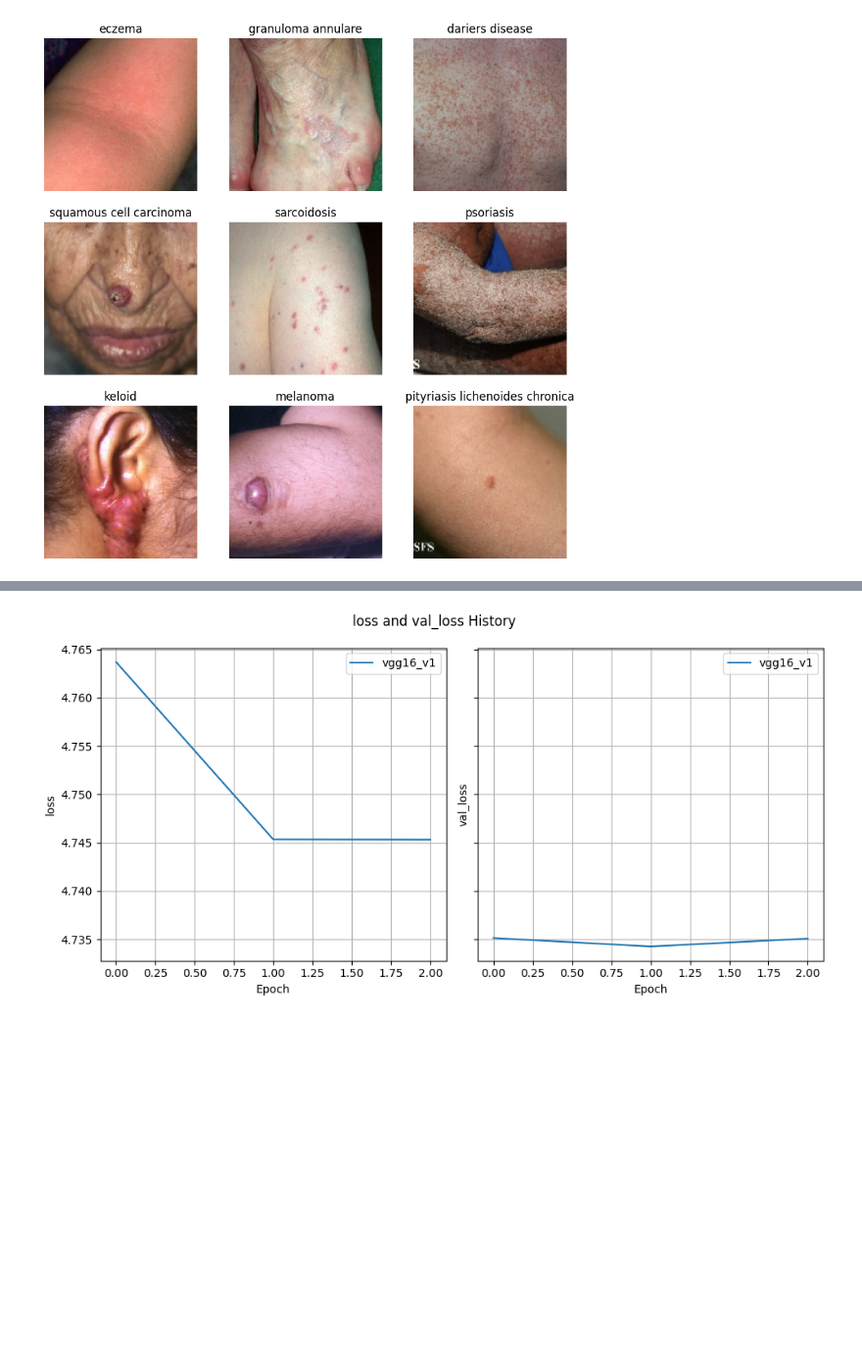
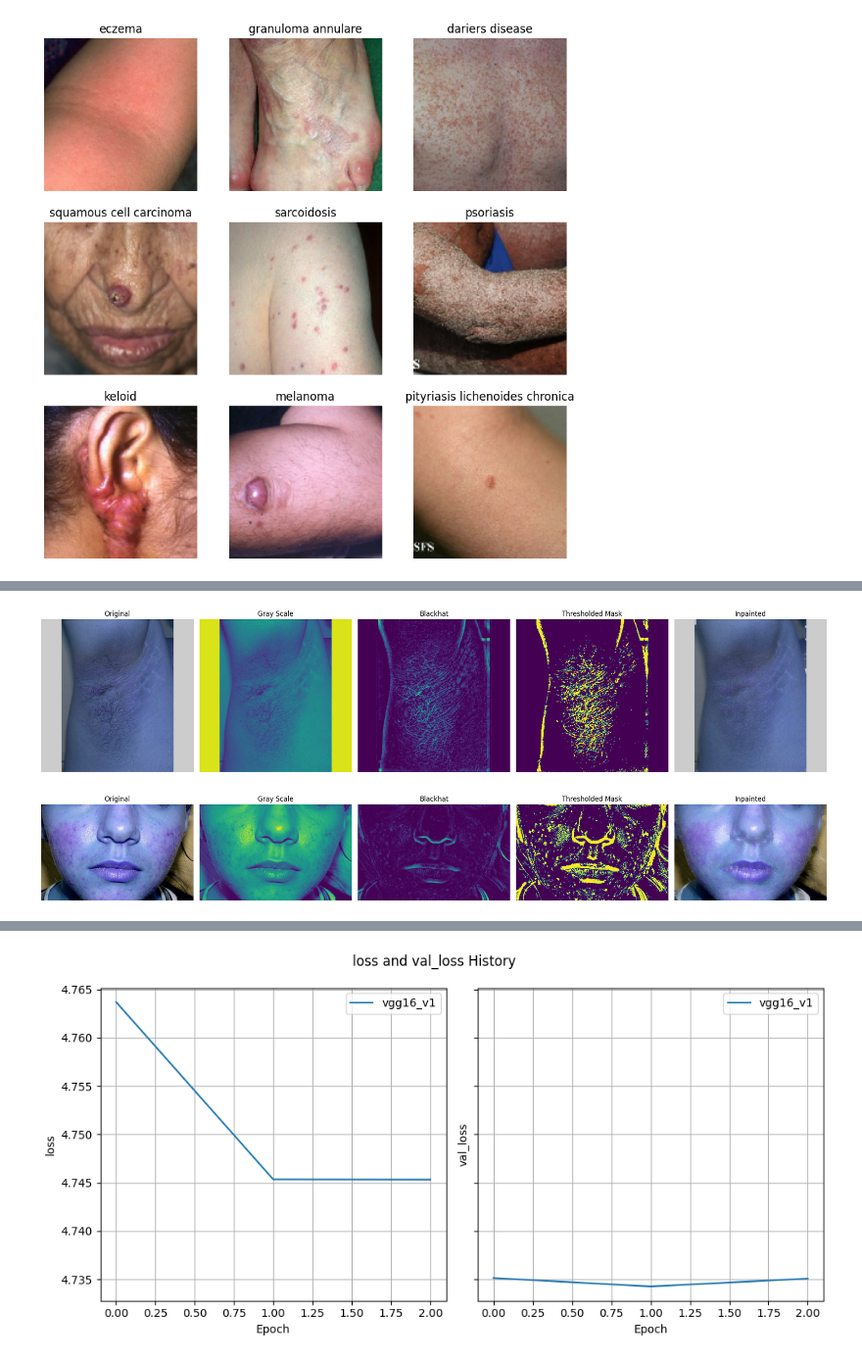
Before and after one commit to samueldatasci/deep-learning-23-24-nova-ims-group-project, a Jupyter notebook: 3-model-train.ipynb, the cells around one changed output, grey strips where cells are left out. Shown at 98% size. Drawn from its saved outputs; the diff is of its cells as text; code cells hidden in the pictures; blank space fills up the shorter version.

Commit message:
changes mainly to image pre processing

```diff
--- a/3-model-train.ipynb
+++ b/3-model-train.ipynb
@@ -477,15 +482,14 @@ preprocessing_pipeline = tf.keras.models.Sequential([
 
 # example
 img_path = os.path.join('data', 'train', 'acne', '3c83e78f36f0dd1cbbd4e6e23a73d5c1.jpg')
-img = Image.open(img_path)
-img_array = np.array(img)
+img = cv2.imread(img_path)
+img_array = np.array(img)[..., ::-1]  # BGR --> RGB
 print(f'Original image size: {img_array.shape}')
 plt.imshow(img_array)
 plt.axis('off')
 plt.show()
 
 # convert to array and make batch of 1
-img_array = np.array(img)
 img_array = np.expand_dims(img_array, axis=0)
 
 # reconvert pre processed image
@@ -588,0 +506,71 @@ plt.show()
+# %%
+# *************************************
+# Image preprocessing - hair removal
+# *************************************
+
+# code based on: https://github.com/sunnyshah2894/DigitalHairRemoval
+
+# maybe instead of applying this transformations we should create a new train dataset?
+
+def remove_hair(img, show_process=False):
+    # Convert the original image to grayscale
+    grayScale = cv2.cvtColor(img, cv2.COLOR_RGB2GRAY)
+
+    # Kernel for the morphological filtering
+    kernel = cv2.getStructuringElement(1, (17, 17))
+
+    # Perform the blackHat filtering on the grayscale image to find the
+    # hair countours
+    blackhat = cv2.morphologyEx(grayScale, cv2.MORPH_BLACKHAT, kernel)
+
+    # intensify the hair countours in preparation for the inpainting
+    # algorithm
+    ret, thresh2 = cv2.threshold(blackhat, 10, 255, cv2.THRESH_BINARY)
+
+    # inpaint the original image depending on the mask
+    dst = cv2.inpaint(img, thresh2, 1, cv2.INPAINT_TELEA)
+
+    if show_process:
+        fig, (ax1, ax2, ax3, ax4, ax5) = plt.subplots(1, 5, figsize=(20, 20))
+
+        ax1.imshow(img)
+        ax1.set_title('Original')
+        ax1.axis('off')
+
+        ax2.imshow(grayScale)
+        ax2.set_title('Gray Scale')
+        ax2.axis('off')
+
+        ax3.imshow(blackhat)
+        ax3.set_title('Blackhat')
+        ax3.axis('off')
+
+        ax4.imshow(thresh2)
+        ax4.set_title('Thresholded Mask')
+        ax4.axis('off')
+
+        ax5.imshow(dst)
+        ax5.set_title('Inpainted')
+        ax5.axis('off')
+
+        plt.tight_layout()
+        plt.show()
+
+
+    else:
+        return dst
+
+# with hair
+remove_hair(
+    cv2.imread(os.path.join('data', 'train', 'acanthosis nigricans', '0a274b8475fa8cb5698a4473d670b1ef.jpg')),
+    show_process=True
+)
+
+# without hair
+remove_hair(
+    cv2.imread(os.path.join('data', 'train', 'acne', '0e3b5b7c2a4852017252c865ef6b09b0.jpg')),
+    show_process=True
+)
+# %% [output]
+[figure, added]
+[figure, added]
```
Also changed, not shown: parts of 11 cells of this notebook, 3 other files.
